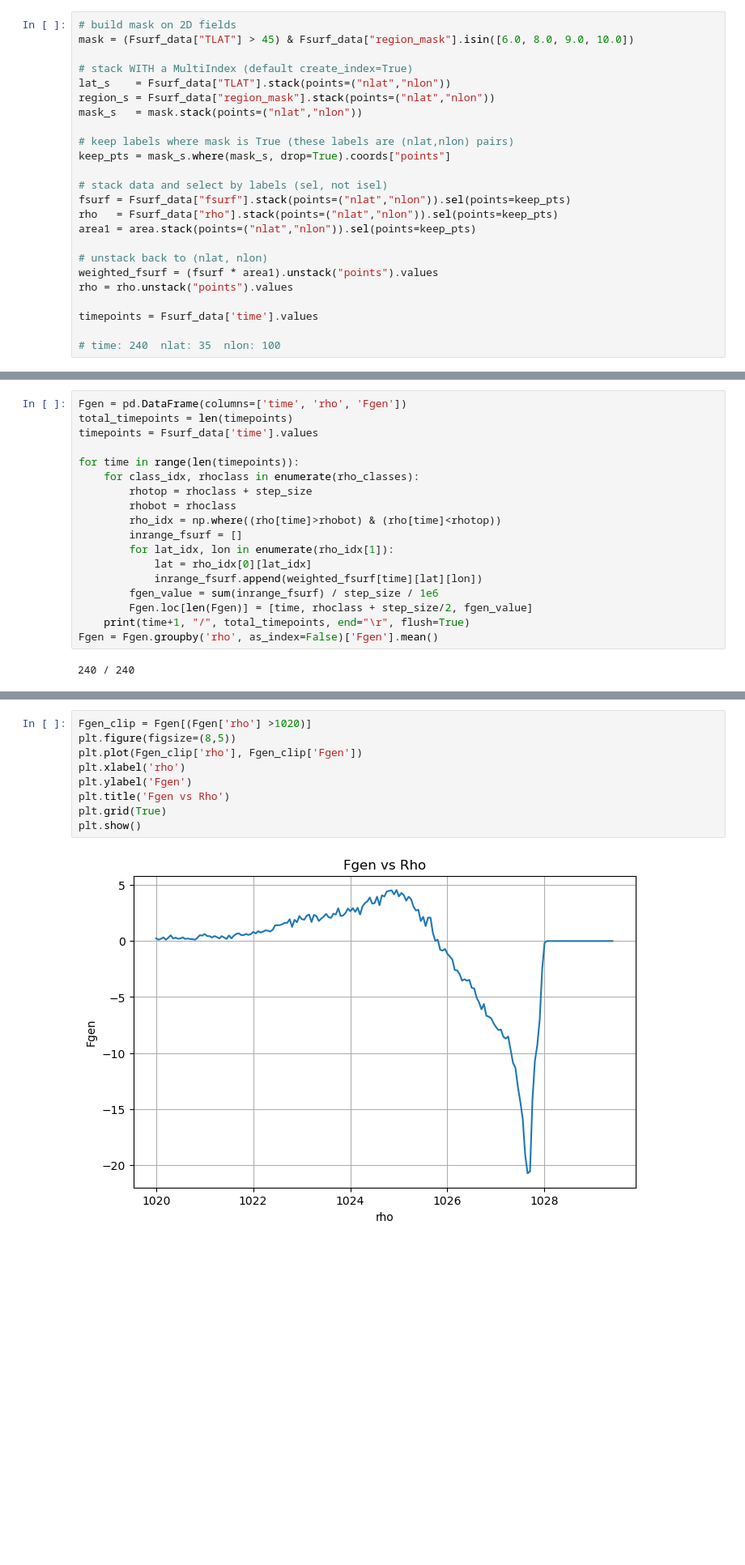
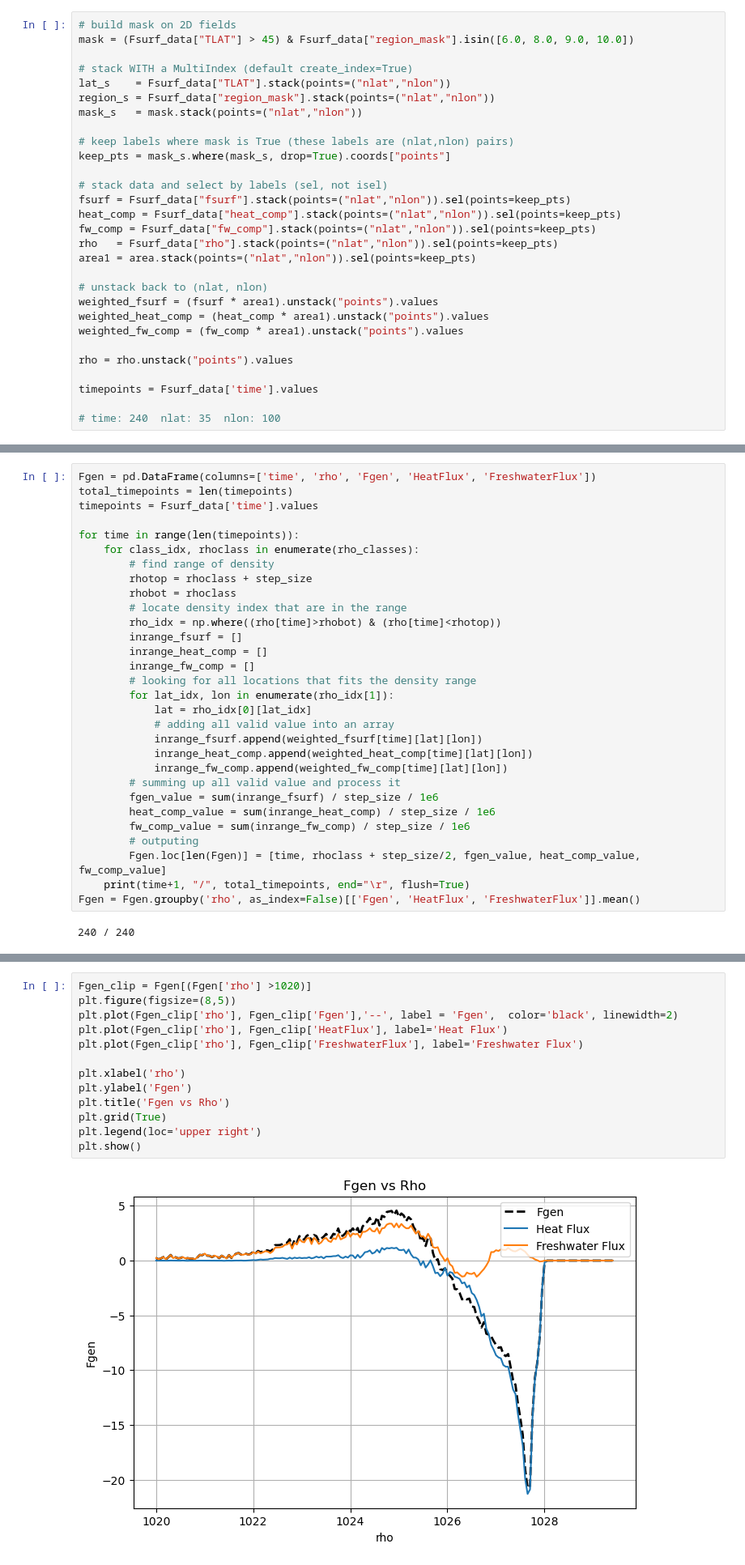
Before and after one commit to xuxingcheng/AMOC-Model-Performance-Analysis, a Jupyter notebook: scripts/Fgen_calculation_testing.ipynb, the cells around one changed output, grey strips where cells are left out. Shown at 81% size. Drawn from its saved outputs; the diff is of its cells as text; blank space fills up the shorter version.

```diff
--- a/scripts/Fgen_calculation_testing.ipynb
+++ b/scripts/Fgen_calculation_testing.ipynb
@@ -183,11 +202,16 @@ keep_pts = mask_s.where(mask_s, drop=True).coords["points"]
 
 # stack data and select by labels (sel, not isel)
 fsurf = Fsurf_data["fsurf"].stack(points=("nlat","nlon")).sel(points=keep_pts)
+heat_comp = Fsurf_data["heat_comp"].stack(points=("nlat","nlon")).sel(points=keep_pts)
+fw_comp = Fsurf_data["fw_comp"].stack(points=("nlat","nlon")).sel(points=keep_pts)
 rho   = Fsurf_data["rho"].stack(points=("nlat","nlon")).sel(points=keep_pts)
 area1 = area.stack(points=("nlat","nlon")).sel(points=keep_pts)
 
 # unstack back to (nlat, nlon)
 weighted_fsurf = (fsurf * area1).unstack("points").values
+weighted_heat_comp = (heat_comp * area1).unstack("points").values
+weighted_fw_comp = (fw_comp * area1).unstack("points").values
+
 rho = rho.unstack("points").values
 
 timepoints = Fsurf_data['time'].values
@@ -196,22 +220,34 @@ timepoints = Fsurf_data['time'].values
 # %% [markdown]
 Integration in numpy format
 # %%
-Fgen = pd.DataFrame(columns=['time', 'rho', 'Fgen'])
+Fgen = pd.DataFrame(columns=['time', 'rho', 'Fgen', 'HeatFlux', 'FreshwaterFlux'])
 total_timepoints = len(timepoints)
 timepoints = Fsurf_data['time'].values
 
 for time in range(len(timepoints)):
     for class_idx, rhoclass in enumerate(rho_classes):
+        # find range of density
         rhotop = rhoclass + step_size
         rhobot = rhoclass
+        # locate density index that are in the range
         rho_idx = np.where((rho[time]>rhobot) & (rho[time]<rhotop))
         inrange_fsurf = []
+        inrange_heat_comp = []
+        inrange_fw_comp = []
+        # looking for all locations that fits the density range
         for lat_idx, lon in enumerate(rho_idx[1]):
             lat = rho_idx[0][lat_idx]
+            # adding all valid value into an array
             inrange_fsurf.append(weighted_fsurf[time][lat][lon])
+            inrange_heat_comp.append(weighted_heat_comp[time][lat][lon])
+            inrange_fw_comp.append(weighted_fw_comp[time][lat][lon])
+        # summing up all valid value and process it
         fgen_value = sum(inrange_fsurf) / step_size / 1e6
-        Fgen.loc[len(Fgen)] = [time, rhoclass + step_size/2, fgen_value]
+        heat_comp_value = sum(inrange_heat_comp) / step_size / 1e6
+        fw_comp_value = sum(inrange_fw_comp) / step_size / 1e6
+        # outputing
+        Fgen.loc[len(Fgen)] = [time, rhoclass + step_size/2, fgen_value, heat_comp_value, fw_comp_value]
     print(time+1, "/", total_timepoints, end="\r", flush=True)
-Fgen = Fgen.groupby('rho', as_index=False)['Fgen'].mean()
+Fgen = Fgen.groupby('rho', as_index=False)[['Fgen', 'HeatFlux', 'FreshwaterFlux']].mean()
 # %% [output]
 240 / 240
@@ -218,14 +270,18 @@ Fgen = Fgen.groupby('rho', as_index=False)['Fgen'].mean()
 # %%
 Fgen_clip = Fgen[(Fgen['rho'] >1020)]
 plt.figure(figsize=(8,5))
-plt.plot(Fgen_clip['rho'], Fgen_clip['Fgen'])
+plt.plot(Fgen_clip['rho'], Fgen_clip['Fgen'],'--', label = 'Fgen',  color='black', linewidth=2)
+plt.plot(Fgen_clip['rho'], Fgen_clip['HeatFlux'], label='Heat Flux')
+plt.plot(Fgen_clip['rho'], Fgen_clip['FreshwaterFlux'], label='Freshwater Flux')
+
 plt.xlabel('rho')
 plt.ylabel('Fgen')
 plt.title('Fgen vs Rho')
 plt.grid(True)
+plt.legend(loc='upper right')
 plt.show()
 # %% [output]
-[figure, old version]
+[figure, new version]
 # %%
 save_path = f"/glade/work/stevenxu/AMOC_models/CESM1_Fgen.pkl"
 with open(save_path, "wb") as f:
```
Also changed, not shown: parts of 2 cells of this notebook.
